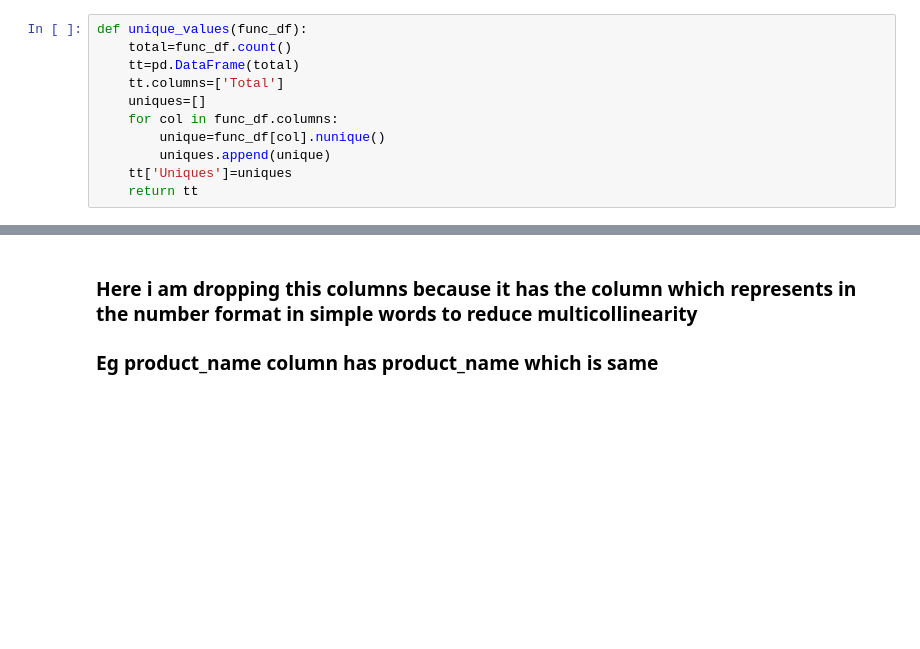
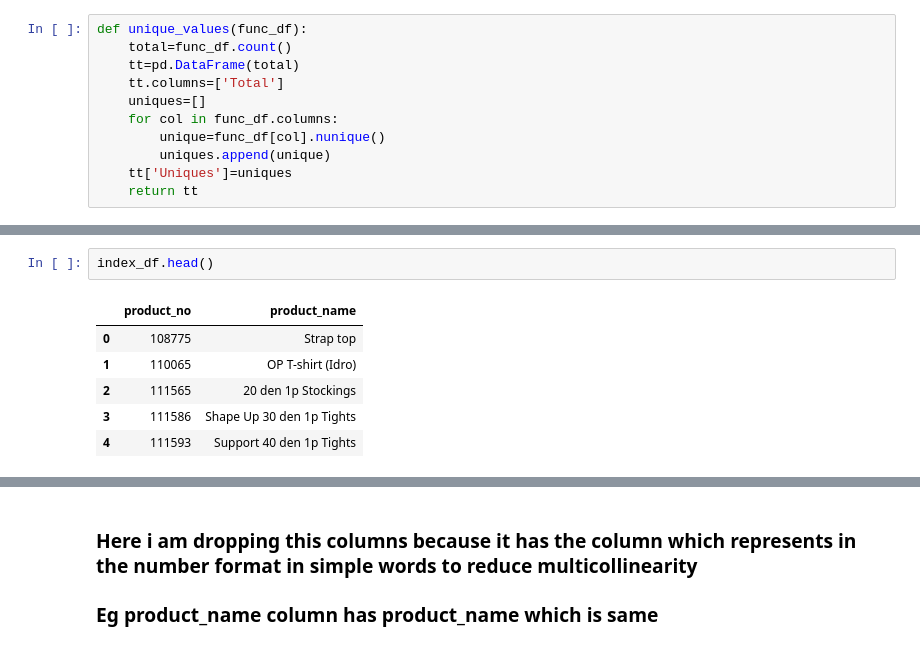
Before and after one commit to prajwalmani/H-M-Personalized-Fashion-Recommendations, a Jupyter notebook: h_m_prajwal.ipynb, the cells around one changed output, grey strips where cells are left out. Saved outputs shown, nothing was run; the diff lists cells and outputs as text; blank space fills up the shorter version.

```diff
--- a/h_m_prajwal.ipynb
+++ b/h_m_prajwal.ipynb
@@ -56,0 +179,9 @@ unique_values(customers_df)
+# %%
+index_df.head()
+# %% [output]
+|  | product_no | product_name |
+| 0 | 108775 | Strap top |
+| 1 | 110065 | OP T-shirt (Idro) |
+| 2 | 111565 | 20 den 1p Stockings |
+| 3 | 111586 | Shape Up 30 den 1p Tights |
+| 4 | 111593 | Support 40 den 1p Tights |
```
Also changed, not shown: parts of 51 cells of this notebook.
